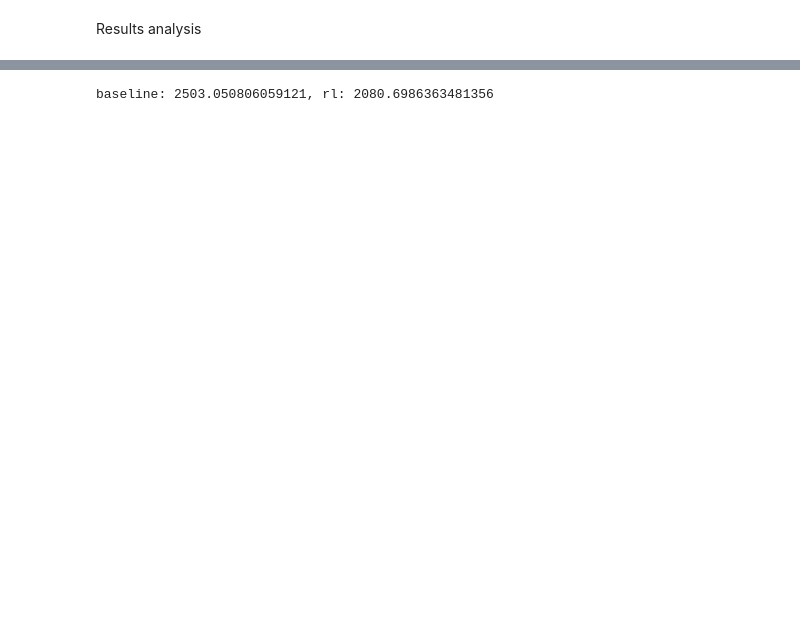
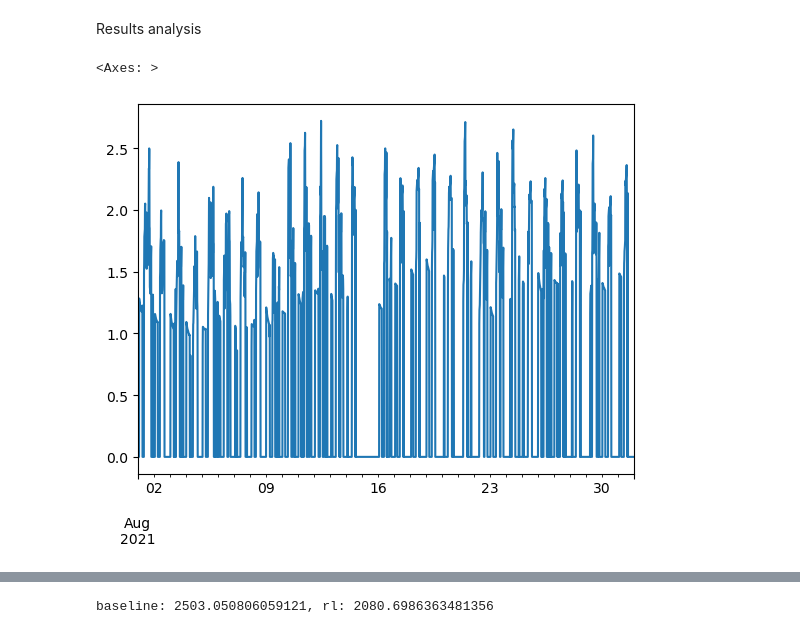
Before and after one commit to KrisCHEN8/PCM_RL-MPC, a Jupyter notebook: results/analysis.ipynb, the cells around one changed output, grey strips where cells are left out. Drawn from its saved outputs; the diff is of its cells as text; code cells hidden in the pictures; blank space fills up the shorter version.

```diff
--- a/results/analysis.ipynb
+++ b/results/analysis.ipynb
@@ -52,3 +42,8 @@ date_index_1H = pd.date_range(start='2021-08-01 00:00:00', periods=len(df_result
 df_results_1H.index = date_index_1H
 df_results_1H['EER'] = df_results_1H['Q_cool'] * df_results_1H['EER'] / (df_results_1H['Q_cool'] + 1e-3)
 df_results_1H['e_hp'] = df_results_1H['Q_cool'] * df_results_1H['e_hp'] / (df_results_1H['Q_cool'] + 1e-3)
+# %%
+df_results_15T['e_hp'].plot()
+# %% [output]
+<Axes: >
+[figure, added]
```
Also changed, not shown: parts of 10 cells of this notebook, 15 other files.
